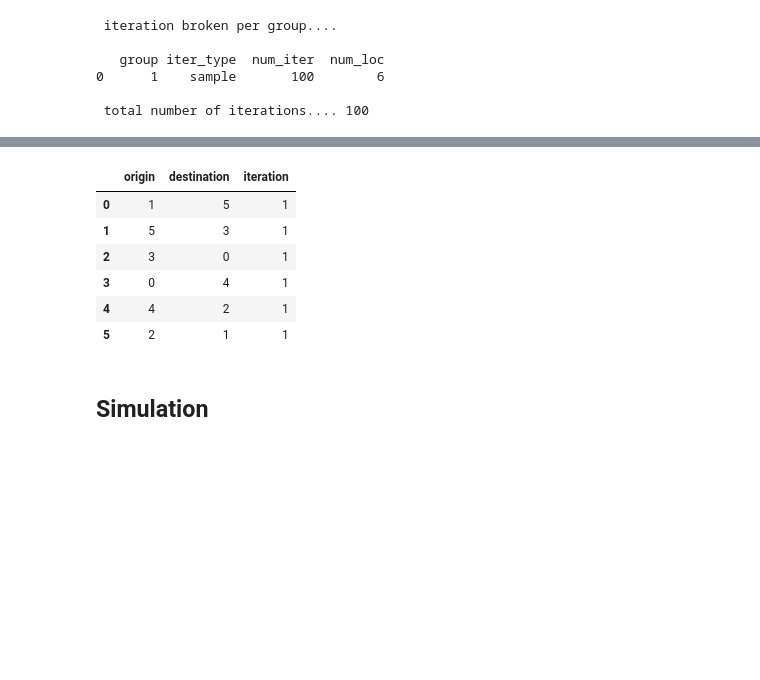
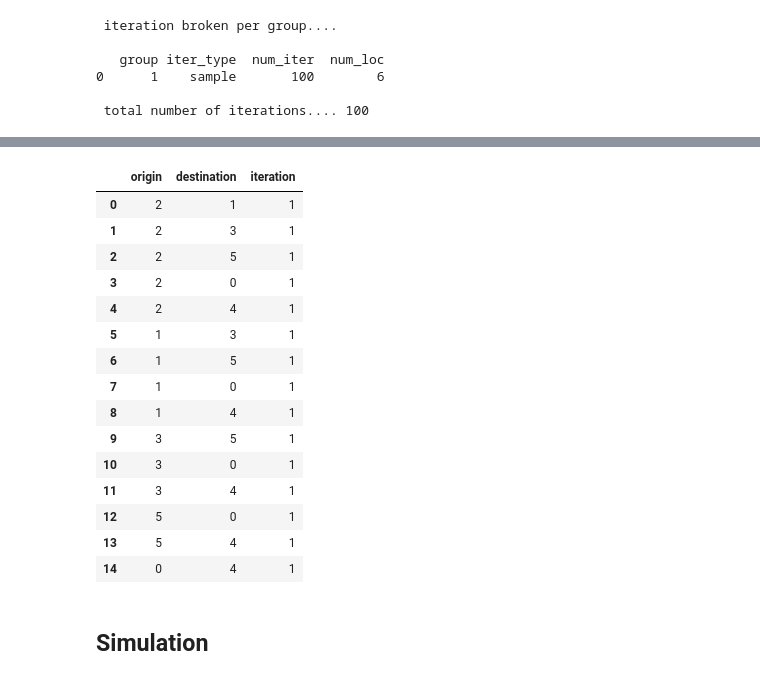
Before and after one commit to mllobera/netsim, a Jupyter notebook: notebooks/NetSim1.ipynb, the cells around one changed output, grey strips where cells are left out. Saved outputs shown, nothing was run; the diff lists cells and outputs as text; code cells hidden in the pictures; blank space fills up the shorter version.

```diff
--- a/notebooks/NetSim1.ipynb
+++ b/notebooks/NetSim1.ipynb
@@ -149,15 +145,24 @@ first iteration:  [(1, 5, 3, 0, 4, 2)]
 # %%
 # create path network layout for iteration
-df_net = ng.network_layout(df, net_iteration, iter_id, opt='close')
+df_net = ng.network_layout(df, net_iteration, iter_id, opt='all')
 df_net
 # %% [output]
 |  | origin | destination | iteration |
-| 0 | 1 | 5 | 1 |
-| 1 | 5 | 3 | 1 |
-| 2 | 3 | 0 | 1 |
-| 3 | 0 | 4 | 1 |
-| 4 | 4 | 2 | 1 |
-| 5 | 2 | 1 | 1 |
+| 0 | 2 | 1 | 1 |
+| 1 | 2 | 3 | 1 |
+| 2 | 2 | 5 | 1 |
+| 3 | 2 | 0 | 1 |
+| 4 | 2 | 4 | 1 |
+| 5 | 1 | 3 | 1 |
+| 6 | 1 | 5 | 1 |
+| 7 | 1 | 0 | 1 |
+| 8 | 1 | 4 | 1 |
+| 9 | 3 | 5 | 1 |
+| 10 | 3 | 0 | 1 |
+| 11 | 3 | 4 | 1 |
+| 12 | 5 | 0 | 1 |
+| 13 | 5 | 4 | 1 |
+| 14 | 0 | 4 | 1 |
 # %% [markdown]
 ## Simulation
 # %% [markdown]
```
Also changed, not shown: parts of 18 cells of this notebook, 3 other files.
